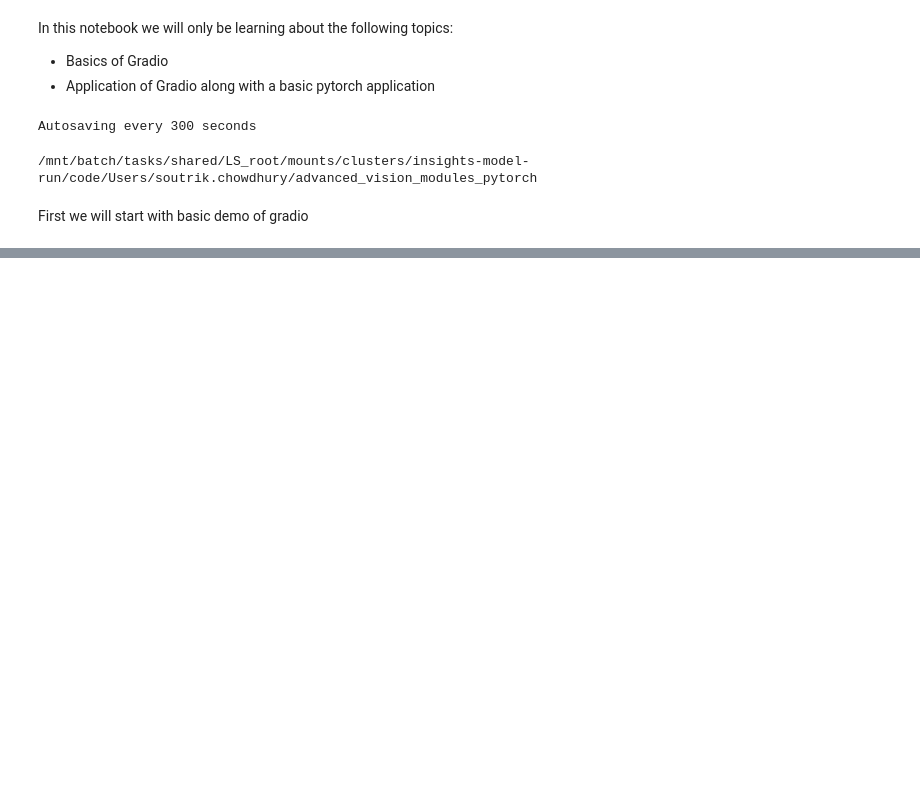
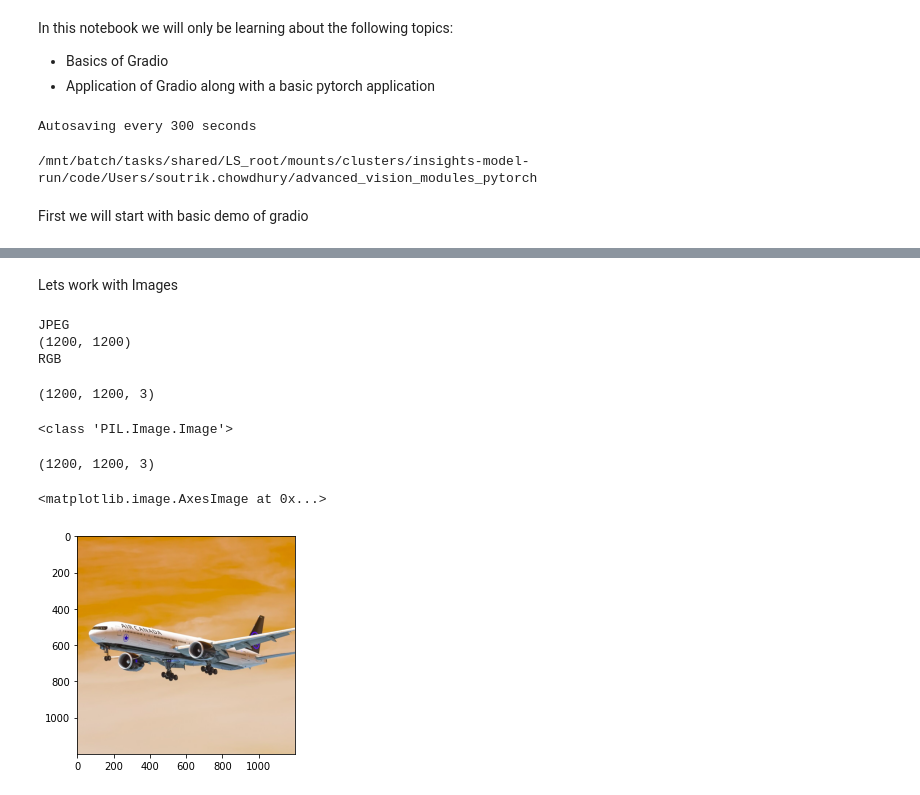
Before and after one commit to soutrik71/advanced_vision_modules_pytorch, a Jupyter notebook: notebook/gradio/gradio_experiments1.ipynb, the cells around one changed output, grey strips where cells are left out. Saved outputs shown, nothing was run; the diff lists cells and outputs as text; code cells hidden in the pictures; blank space fills up the shorter version.

```diff
--- a/notebook/gradio/gradio_experiments1.ipynb
+++ b/notebook/gradio/gradio_experiments1.ipynb
@@ -22,0 +85,2 @@ First we will start with basic demo of gradio
+# %% [markdown]
+Lets work with Images
@@ -22,0 +91,32 @@ First we will start with basic demo of gradio
+# %%
+
+# summarize some details about the image
+print(image.format)
+print(image.size)
+print(image.mode)
+# %% [output]
+JPEG
+(1200, 1200)
+RGB
+# %%
+from numpy import asarray
+img_arr = asarray(image)
+print(img_arr.shape)
+# %% [output]
+(1200, 1200, 3)
+# %%
+# array to image
+pilImage = Image.fromarray(img_arr)
+print(type(pilImage))
+# %% [output]
+<class 'PIL.Image.Image'>
+# %%
+import cv2
+# read image in BGR format
+image = cv2.imread('notebook/plane.jpg')
+print(image.shape)
+plt.imshow(image)
+# %% [output]
+(1200, 1200, 3)
+<matplotlib.image.AxesImage at 0x...>
+[figure, added]
```
Also changed, not shown: parts of 15 cells of this notebook, 5 other files.
